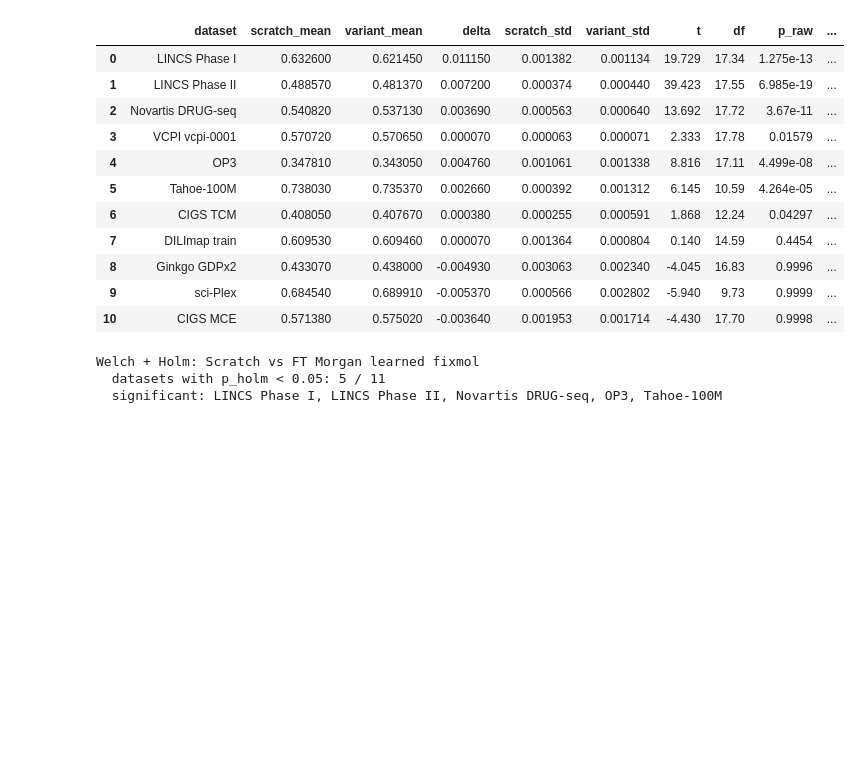
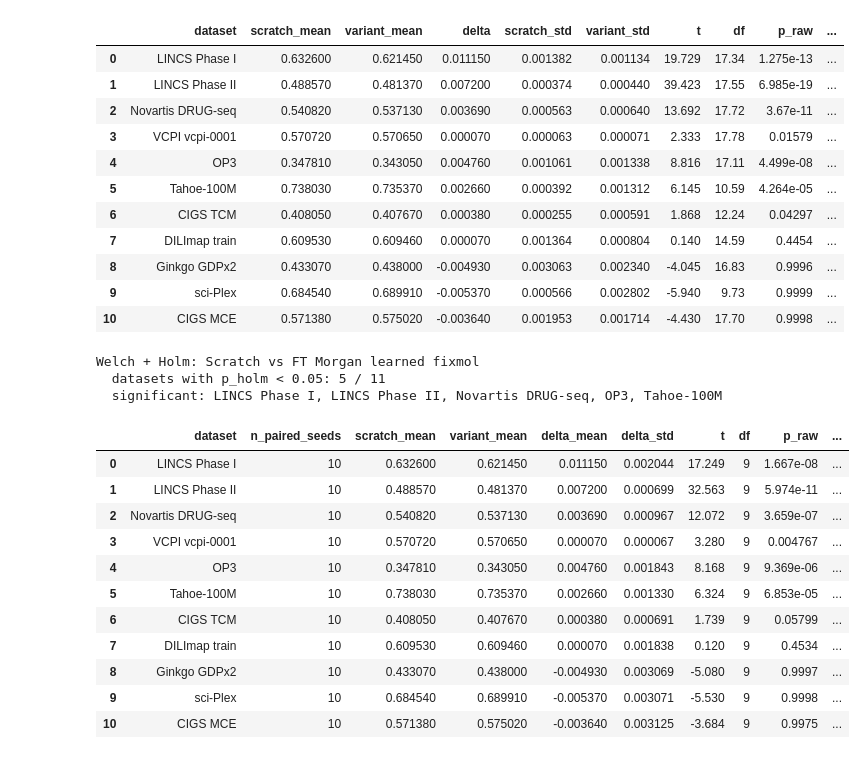
Before and after one commit to theislab/chem-perturbridge_lpm, a Jupyter notebook: notebooks_work/result_t_tests.ipynb, the cells around one changed output. Saved outputs shown, nothing was run; the diff lists cells and outputs as text; code cells hidden in the pictures; blank space fills up the shorter version.

Commit message:
added paired

```diff
--- a/notebooks_work/result_t_tests.ipynb
+++ b/notebooks_work/result_t_tests.ipynb
@@ -162,3 +162,85 @@ print(
 Welch + Holm: Scratch vs FT Morgan learned fixmol
   datasets with p_holm < 0.05: 5 / 11
   significant: LINCS Phase I, LINCS Phase II, Novartis DRUG-seq, OP3, Tahoe-100M
+# %%
+# Per-dataset paired t-tests on 10 seed-matched test RMSEs, Holm-corrected.
+# Match seeds explicitly, then ttest_rel(Scratch, variant).
+# H1: mean(Scratch − variant) > 0 ⇔ variant better (alternative="greater").
+
+rows = []
+for slug in TABLE11_ORDER:
+    scratch = (
+        long.loc[
+            (long["model_family"] == SCRATCH_FAMILY) & (long["dataset_slug"] == slug),
+            ["seed", "test_rmse"],
+        ]
+        .astype({"seed": int, "test_rmse": float})
+        .rename(columns={"test_rmse": "scratch"})
+    )
+    variant = (
+        long.loc[
+            (long["model_family"] == VARIANT_FAMILY) & (long["dataset_slug"] == slug),
+            ["seed", "test_rmse"],
+        ]
+        .astype({"seed": int, "test_rmse": float})
+        .rename(columns={"test_rmse": "variant"})
+    )
+    paired = scratch.merge(variant, on="seed", how="inner").sort_values("seed")
+    assert len(paired) == 10, (slug, len(paired), sorted(paired["seed"].tolist()))
+
+    res = ttest_rel(paired["scratch"], paired["variant"], alternative="greater")
+    delta_seeds = paired["scratch"] - paired["variant"]
+    rows.append(
+        {
+            "dataset": DISPLAY_NAME[slug],
+            "n_paired_seeds": len(paired),
+            "seeds": ",".join(map(str, paired["seed"].tolist())),
+            "scratch_mean": paired["scratch"].mean(),
+            "variant_mean": paired["variant"].mean(),
+            "delta_mean": delta_seeds.mean(),
+            "delta_std": delta_seeds.std(ddof=1),
+            "t": res.statistic,
+            "df": len(paired) - 1,
+            "p_raw": res.pvalue,
+        }
+    )
+
+paired_t = pd.DataFrame(rows)
+reject, p_holm, _, _ = multipletests(paired_t["p_raw"], alpha=0.05, method="holm")
+paired_t["p_holm"] = p_holm
+paired_t["sig_holm_0.05"] = reject
+
+display(
+    paired_t.drop(columns=["seeds"]).style.format(
+        {
+            "scratch_mean": "{:.6f}",
+            "variant_mean": "{:.6f}",
+            "delta_mean": "{:.6f}",
+            "delta_std": "{:.6f}",
+            "t": "{:.3f}",
+            "p_raw": "{:.4g}",
+            "p_holm": "{:.4g}",
+        }
+    )
+)
+
+print(f"\nPaired t-test (ttest_rel, seed-matched) + Holm: Scratch vs {VARIANT_NAME}")
+print(f"  datasets with p_holm < 0.05: {int(paired_t['sig_holm_0.05'].sum())} / {len(paired_t)}")
+print(
+    "  significant:",
+    ", ".join(paired_t.loc[paired_t["sig_holm_0.05"], "dataset"]) or "(none)",
+)
+print(f"  matched seeds (all datasets): {paired_t.loc[0, 'seeds']}")
+# %% [output]
+|  | dataset | n_paired_seeds | scratch_mean | variant_mean | delta_mean | delta_std | t | df | p_raw | ... |
+| 0 | LINCS Phase I | 10 | 0.632600 | 0.621450 | 0.011150 | 0.002044 | 17.249 | 9 | 1.667e-08 | ... |
+| 1 | LINCS Phase II | 10 | 0.488570 | 0.481370 | 0.007200 | 0.000699 | 32.563 | 9 | 5.974e-11 | ... |
+| 2 | Novartis DRUG-seq | 10 | 0.540820 | 0.537130 | 0.003690 | 0.000967 | 12.072 | 9 | 3.659e-07 | ... |
+| 3 | VCPI vcpi-0001 | 10 | 0.570720 | 0.570650 | 0.000070 | 0.000067 | 3.280 | 9 | 0.004767 | ... |
+| 4 | OP3 | 10 | 0.347810 | 0.343050 | 0.004760 | 0.001843 | 8.168 | 9 | 9.369e-06 | ... |
+| 5 | Tahoe-100M | 10 | 0.738030 | 0.735370 | 0.002660 | 0.001330 | 6.324 | 9 | 6.853e-05 | ... |
+| 6 | CIGS TCM | 10 | 0.408050 | 0.407670 | 0.000380 | 0.000691 | 1.739 | 9 | 0.05799 | ... |
+| 7 | DILImap train | 10 | 0.609530 | 0.609460 | 0.000070 | 0.001838 | 0.120 | 9 | 0.4534 | ... |
+| 8 | Ginkgo GDPx2 | 10 | 0.433070 | 0.438000 | -0.004930 | 0.003069 | -5.080 | 9 | 0.9997 | ... |
+| 9 | sci-Plex | 10 | 0.684540 | 0.689910 | -0.005370 | 0.003071 | -5.530 | 9 | 0.9998 | ... |
+| 10 | CIGS MCE | 10 | 0.571380 | 0.575020 | -0.003640 | 0.003125 | -3.684 | 9 | 0.9975 | ... |
```
Also changed, not shown: parts of 1 cell of this notebook.
